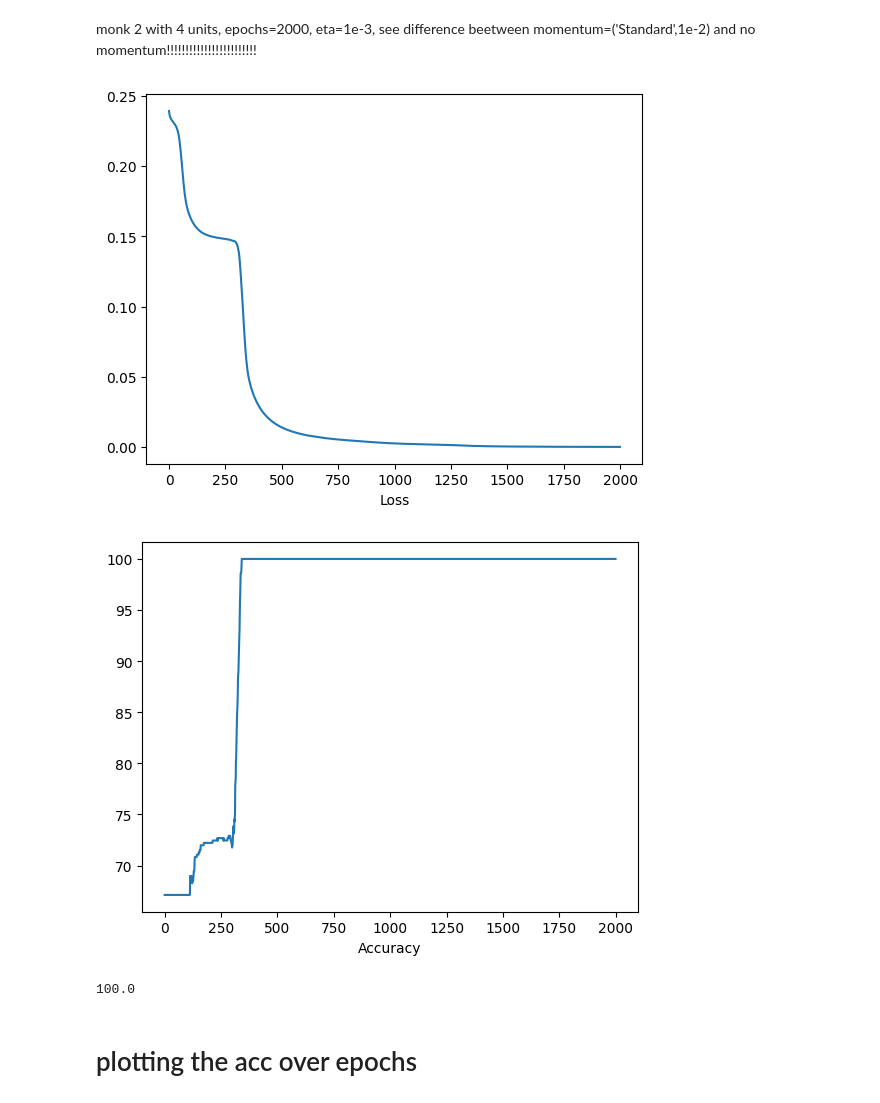
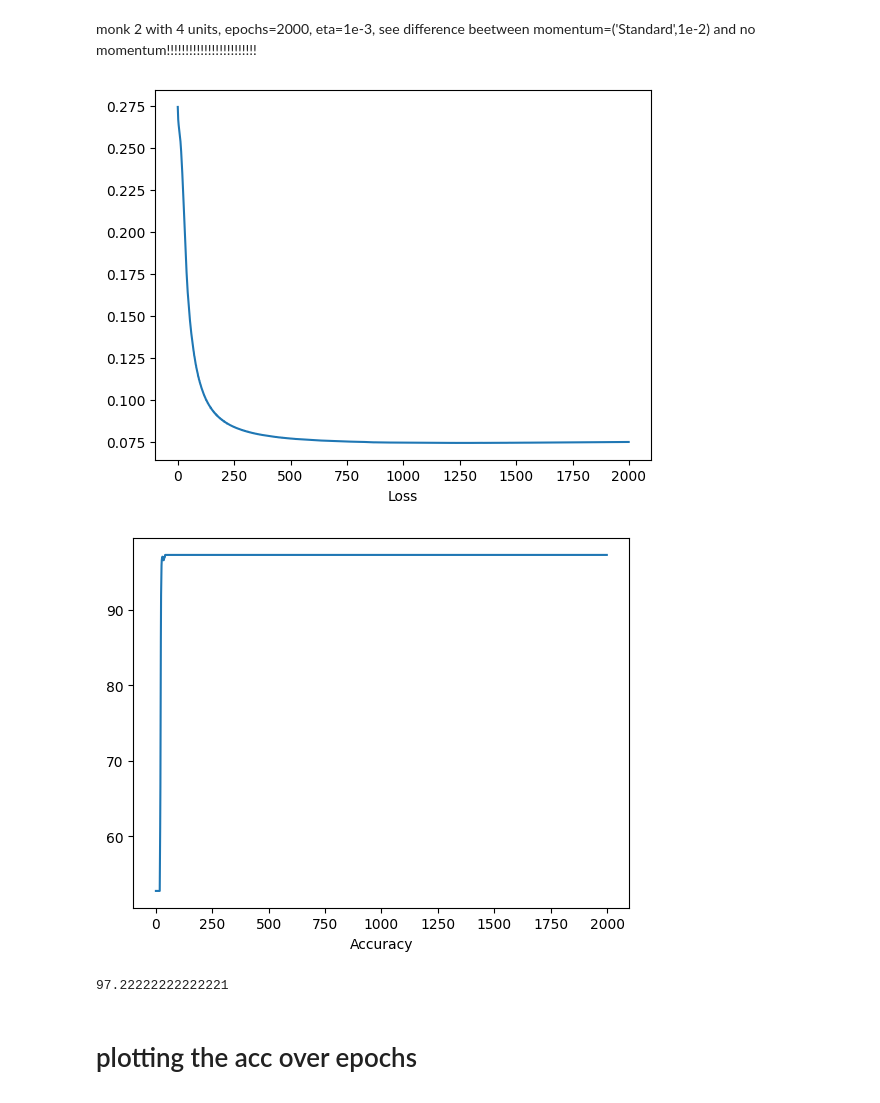
Before and after one commit to Slocon00/ML-project, a Jupyter notebook: test_monk.ipynb, the cells around one changed output. Saved outputs shown, nothing was run; the diff lists cells and outputs as text; code cells hidden in the pictures.

```diff
--- a/test_monk.ipynb
+++ b/test_monk.ipynb
@@ -38,21 +38,21 @@ with tqdm(total=100, colour='yellow') as pbar:
     7. a6:    1, 2
     8. Id:    (A unique symbol for each instance)
 # %%
-X_train, X_test, y_train, y_test = read_monk(train_path='./data/monk/monks-2.train', test_path='./data/monk/monks-2.test')
+X_train, X_test, y_train, y_test = read_monk(train_path='./data/monk/monks-3.train', test_path='./data/monk/monks-3.test')
 # %%
 np.random.seed(3)
 net = Network(MSE(1))
 
 net.add_layer(
     input_size=len(X_train[0]),
-    units_size=4,
+    units_size=5,
     starting=Range_random(),
-    #regularizer=L2(lambda_=10e-5),
+    regularizer=L2(lambda_=10e-4),
     activation=ReLU(),
     momentum=('Standard',1e-2)
 )
 net.add_layer(
-    input_size=4,
+    input_size=5,
     units_size=1,
     starting=Range_random(),
     activation=Sigmoid(),
@@ -67,21 +67,21 @@ mmmmmmmm without momentum it's broken, check it
 # %% [markdown]
 monk 2 with 4 units, epochs=2000, eta=1e-3, see difference beetween momentum=('Standard',1e-2) and no momentum!!!!!!!!!!!!!!!!!!!!!!!!
 # %%
-losses, accuracies = net.train(X_train=X_train, y_train=y_train, X_test=X_test, y_test=y_test, epochs=2000, eta=1e-3)
+losses, accuracies = net.train(X_train=X_train, y_train=y_train, X_test=X_test, y_test=y_test, epochs=2000, eta=1e-4)
 
 plt.plot(losses)
 plt.xlabel('Loss')
 plt.show()
 
 plt.plot(accuracies)
 plt.xlabel('Accuracy')
 plt.show()
 
 print(accuracies[-1])
 # %% [output]
-[figure, old version]
+[figure, new version]
-[figure, old version]
+[figure, new version]
-100.0
+97.22222222222221
 # %% [markdown]
 # plotting the acc over epochs
 # %%
```
Also changed, not shown: parts of 2 cells of this notebook, 1 other file.
